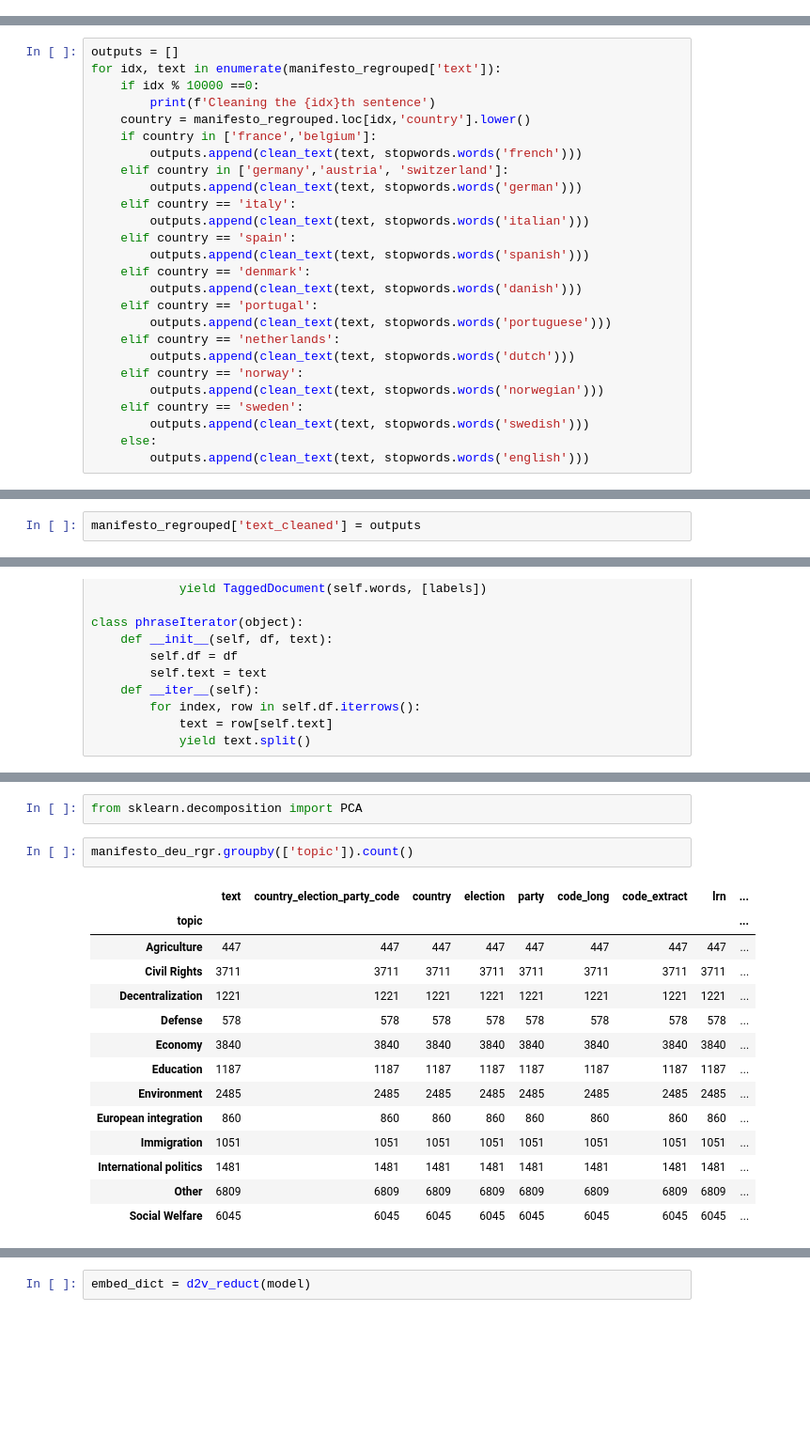
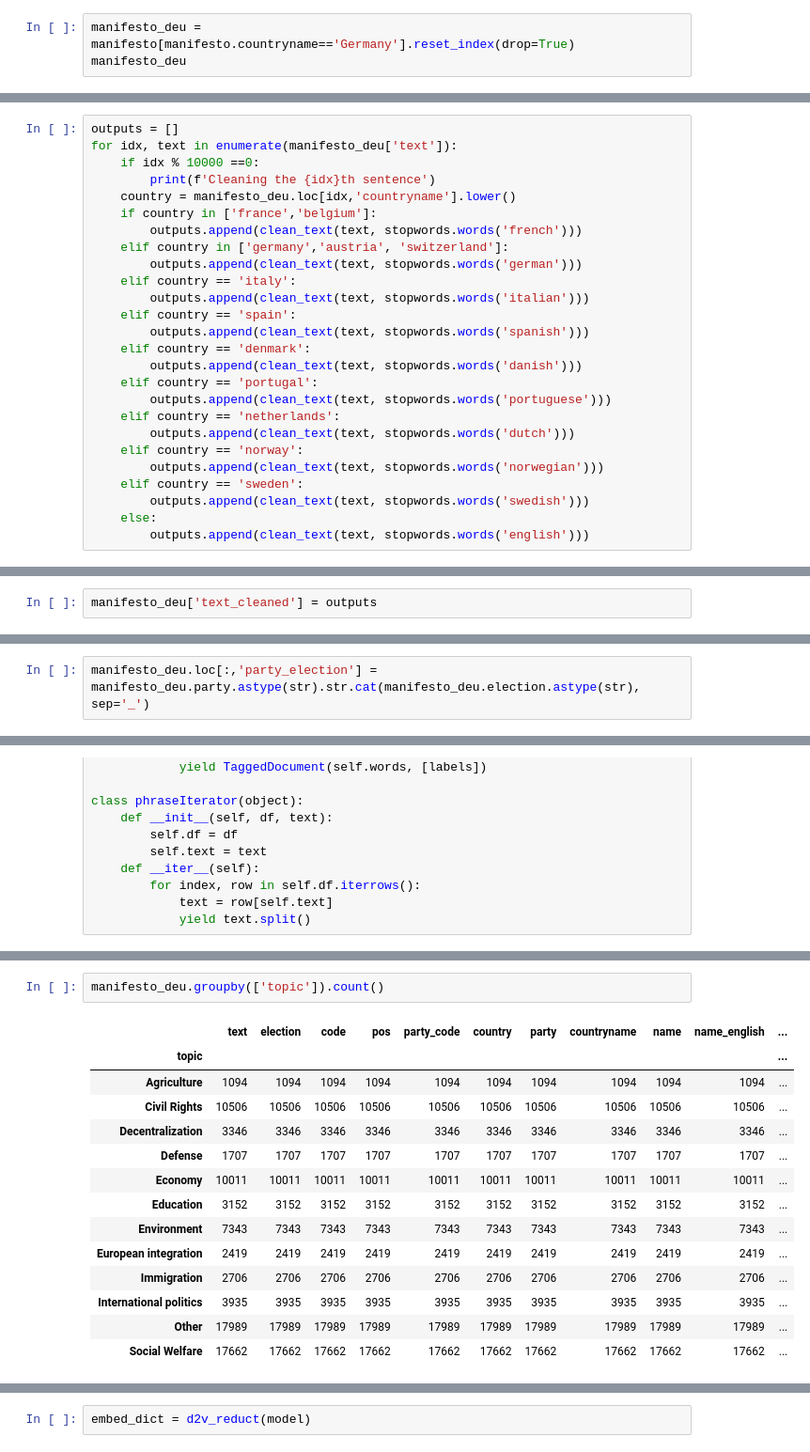
Before and after one commit to hungnguyen167/ContextScale, a Jupyter notebook: 03_main_analyses.ipynb, the cells around one changed output, grey strips where cells are left out. Shown at 94% size. Drawn from its saved outputs; the diff is of its cells as text; blank space fills up the shorter version.

```diff
--- a/03_main_analyses.ipynb
+++ b/03_main_analyses.ipynb
@@ -1479,0 +1695,3 @@ manifesto_regrouped = pd.read_csv('data/temps/manifesto_regrouped.csv', encoding
+# %%
+manifesto_deu = manifesto[manifesto.countryname=='Germany'].reset_index(drop=True)
+manifesto_deu
@@ -1480,9 +1712,9 @@ manifesto_regrouped = pd.read_csv('data/temps/manifesto_regrouped.csv', encoding
 # %%
 outputs = []
-for idx, text in enumerate(manifesto_regrouped['text']):
+for idx, text in enumerate(manifesto_deu['text']):
     if idx % 10000 ==0:
         print(f'Cleaning the {idx}th sentence')
-    country = manifesto_regrouped.loc[idx,'country'].lower()
+    country = manifesto_deu.loc[idx,'countryname'].lower()
     if country in ['france','belgium']:
         outputs.append(clean_text(text, stopwords.words('french')))
     elif country in ['germany','austria', 'switzerland']:
@@ -1524,2 +1748,2 @@ Cleaning the 320000th sentence
 # %%
-manifesto_regrouped['text_cleaned'] = outputs
+manifesto_deu['text_cleaned'] = outputs
@@ -1542,3 +1750,5 @@ manifesto_regrouped
+# %%
+manifesto_deu.loc[:,'party_election'] = manifesto_deu.party.astype(str).str.cat(manifesto_deu.election.astype(str), sep='_')
 # %%
 class corpusIterator(object):
     def __init__(self, df, bigram=None, trigram=None,text=None,labels=None):
@@ -1598,19 +1790,17 @@ manifesto_regrouped
-# %%
-from sklearn.decomposition import PCA
 # %%
-manifesto_deu_rgr.groupby(['topic']).count()
+manifesto_deu.groupby(['topic']).count()
 # %% [output]
-|  | text | country_election_party_code | country | election | party | code_long | code_extract | lrn | ... |
-| topic |  |  |  |  |  |  |  |  | ... |
-| Agriculture | 447 | 447 | 447 | 447 | 447 | 447 | 447 | 447 | ... |
-| Civil Rights | 3711 | 3711 | 3711 | 3711 | 3711 | 3711 | 3711 | 3711 | ... |
-| Decentralization | 1221 | 1221 | 1221 | 1221 | 1221 | 1221 | 1221 | 1221 | ... |
-| Defense | 578 | 578 | 578 | 578 | 578 | 578 | 578 | 578 | ... |
-| Economy | 3840 | 3840 | 3840 | 3840 | 3840 | 3840 | 3840 | 3840 | ... |
-| Education | 1187 | 1187 | 1187 | 1187 | 1187 | 1187 | 1187 | 1187 | ... |
-| Environment | 2485 | 2485 | 2485 | 2485 | 2485 | 2485 | 2485 | 2485 | ... |
-| European integration | 860 | 860 | 860 | 860 | 860 | 860 | 860 | 860 | ... |
-| Immigration | 1051 | 1051 | 1051 | 1051 | 1051 | 1051 | 1051 | 1051 | ... |
-| International politics | 1481 | 1481 | 1481 | 1481 | 1481 | 1481 | 1481 | 1481 | ... |
-| Other | 6809 | 6809 | 6809 | 6809 | 6809 | 6809 | 6809 | 6809 | ... |
-| Social Welfare | 6045 | 6045 | 6045 | 6045 | 6045 | 6045 | 6045 | 6045 | ... |
+|  | text | election | code | pos | party_code | country | party | countryname | name | name_english | ... |
+| topic |  |  |  |  |  |  |  |  |  |  | ... |
+| Agriculture | 1094 | 1094 | 1094 | 1094 | 1094 | 1094 | 1094 | 1094 | 1094 | 1094 | ... |
+| Civil Rights | 10506 | 10506 | 10506 | 10506 | 10506 | 10506 | 10506 | 10506 | 10506 | 10506 | ... |
+| Decentralization | 3346 | 3346 | 3346 | 3346 | 3346 | 3346 | 3346 | 3346 | 3346 | 3346 | ... |
+| Defense | 1707 | 1707 | 1707 | 1707 | 1707 | 1707 | 1707 | 1707 | 1707 | 1707 | ... |
+| Economy | 10011 | 10011 | 10011 | 10011 | 10011 | 10011 | 10011 | 10011 | 10011 | 10011 | ... |
+| Education | 3152 | 3152 | 3152 | 3152 | 3152 | 3152 | 3152 | 3152 | 3152 | 3152 | ... |
+| Environment | 7343 | 7343 | 7343 | 7343 | 7343 | 7343 | 7343 | 7343 | 7343 | 7343 | ... |
+| European integration | 2419 | 2419 | 2419 | 2419 | 2419 | 2419 | 2419 | 2419 | 2419 | 2419 | ... |
+| Immigration | 2706 | 2706 | 2706 | 2706 | 2706 | 2706 | 2706 | 2706 | 2706 | 2706 | ... |
+| International politics | 3935 | 3935 | 3935 | 3935 | 3935 | 3935 | 3935 | 3935 | 3935 | 3935 | ... |
+| Other | 17989 | 17989 | 17989 | 17989 | 17989 | 17989 | 17989 | 17989 | 17989 | 17989 | ... |
+| Social Welfare | 17662 | 17662 | 17662 | 17662 | 17662 | 17662 | 17662 | 17662 | 17662 | 17662 | ... |
```
Also changed, not shown: parts of 231 cells of this notebook, 32 other files.
